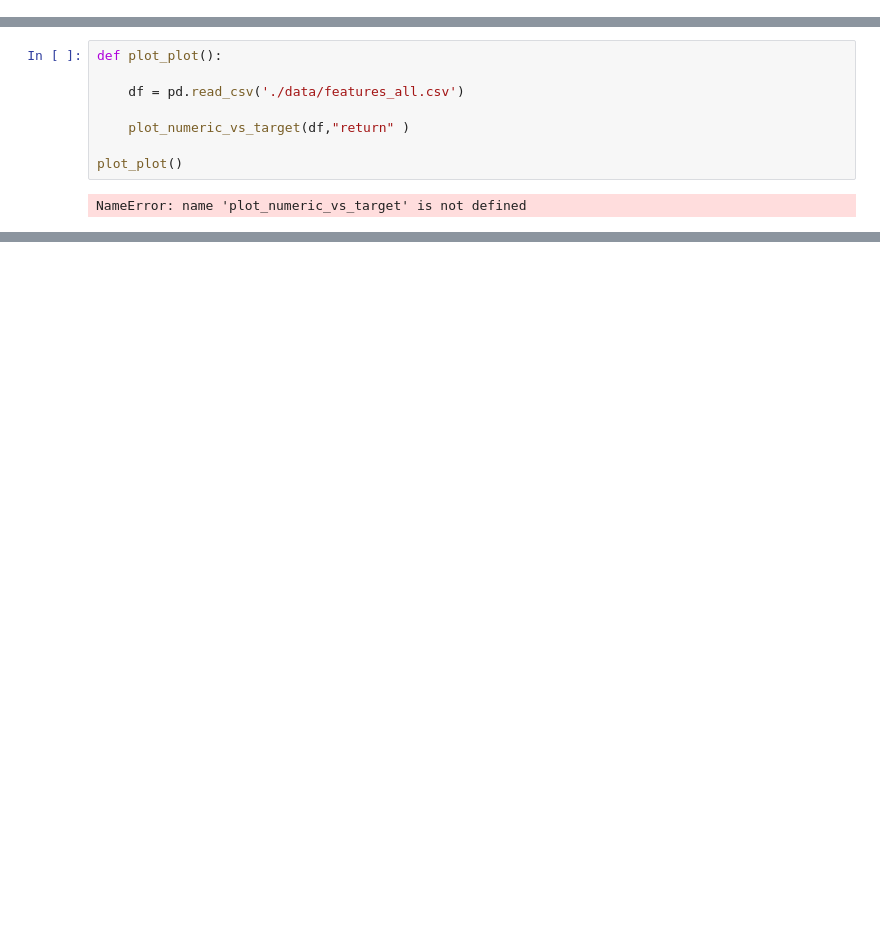
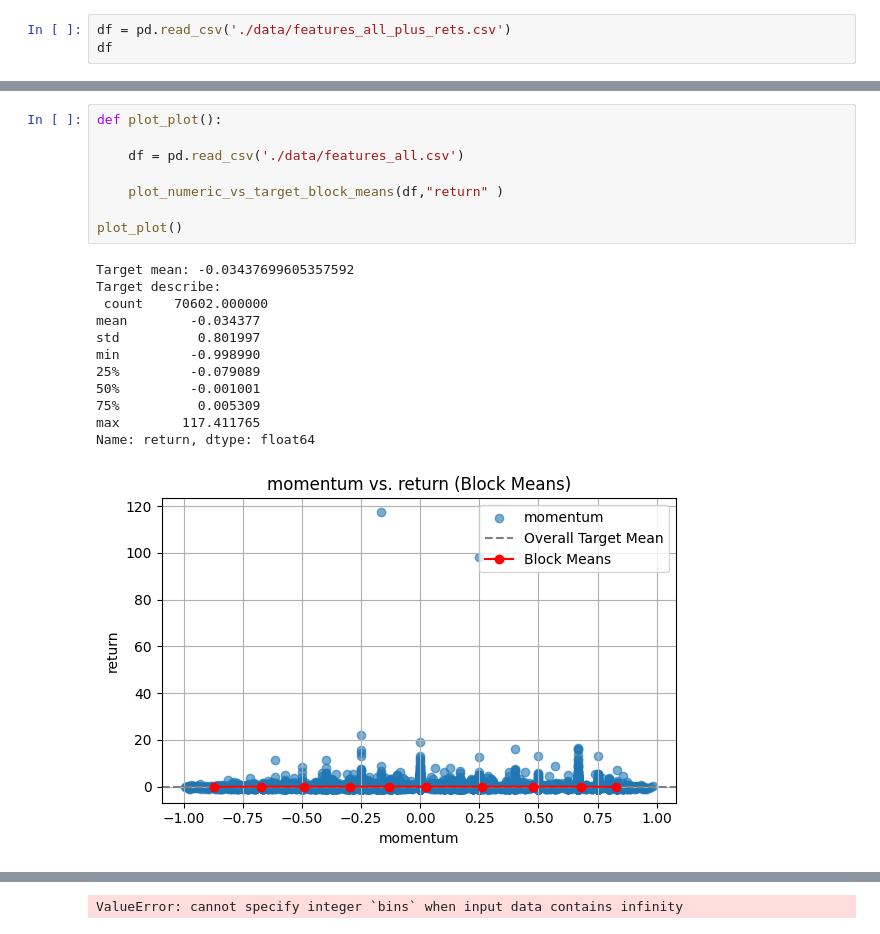
Before and after one commit to jonahk0702/How-Are-Returns-Distributed-in-Prediction-Markets, a Jupyter notebook: main.ipynb, the cells around one changed output, grey strips where cells are left out. Drawn from its saved outputs; the diff is of its cells as text; blank space fills up the shorter version.

```diff
--- a/main.ipynb
+++ b/main.ipynb
@@ -63,0 +116,3 @@ create_features(people, stockExchange, 'all', "new_all", 25)
+# %%
+df = pd.read_csv('./data/features_all_plus_rets.csv')
+df
@@ -64,10 +133,21 @@ create_features(people, stockExchange, 'all', "new_all", 25)
 # %%
 def plot_plot():
 
     df = pd.read_csv('./data/features_all.csv')
 
-    plot_numeric_vs_target(df,"return" )
+    plot_numeric_vs_target_block_means(df,"return" )
 
 plot_plot()
 # %% [output]
-NameError: name 'plot_numeric_vs_target' is not defined
+Target mean: -0.03437699605357592
+Target describe:
+ count    70602.000000
+mean        -0.034377
+std          0.801997
+min         -0.998990
+25%         -0.079089
+50%         -0.001001
+75%          0.005309
+max        117.411765
+Name: return, dtype: float64
+[figure, added]
@@ -73,0 +162 @@ NameError: name 'plot_numeric_vs_target' is not defined
+ValueError: cannot specify integer `bins` when input data contains infinity
```
Also changed, not shown: parts of 12 cells of this notebook, 6 other files.
